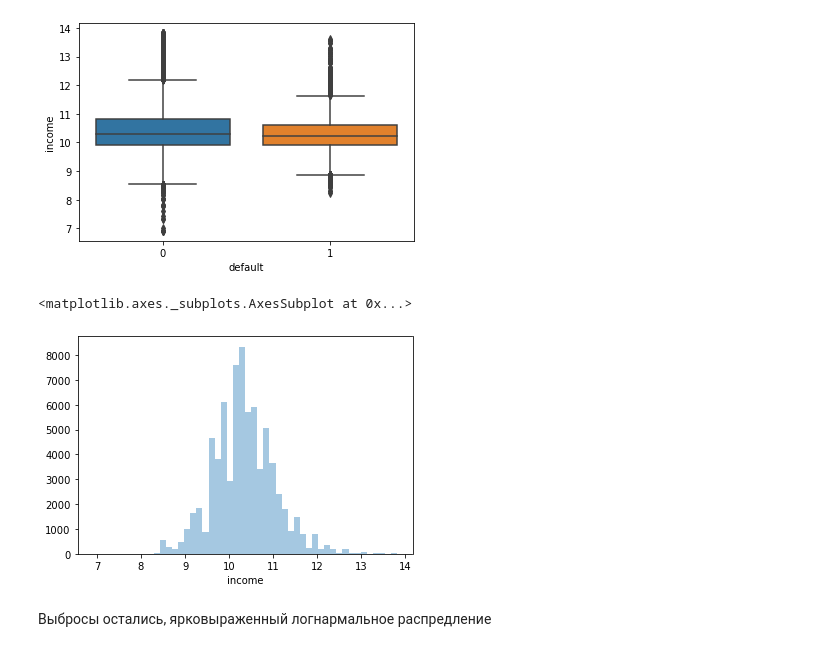
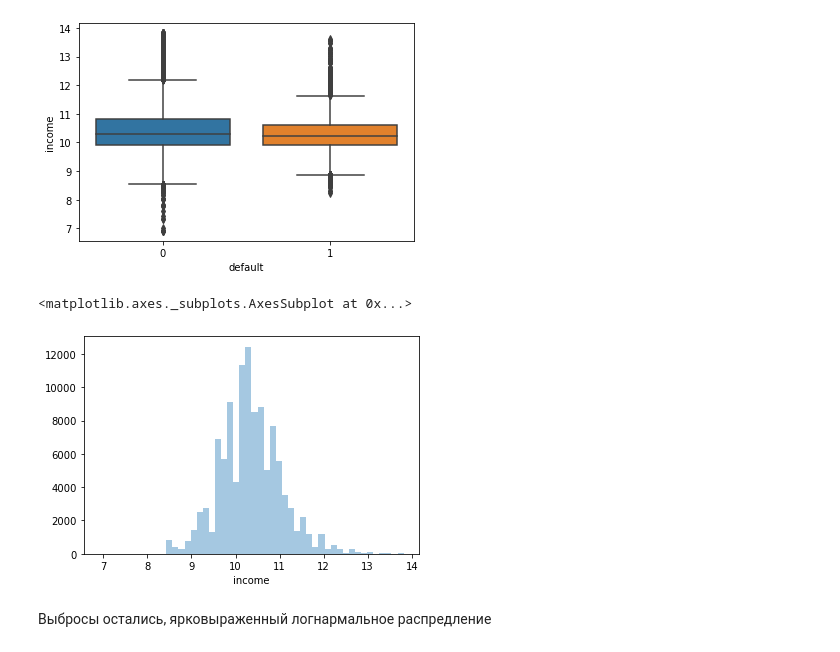
Before and after one commit to KonstMih/skillfactory_rds, a Jupyter notebook: module_4/sf-dst-16-creditscoring-mikhailov.ipynb, the cells around one changed output. Drawn from its saved outputs; the diff is of its cells as text; code cells hidden in the pictures.

```diff
--- a/module_4/sf-dst-16-creditscoring-mikhailov.ipynb
+++ b/module_4/sf-dst-16-creditscoring-mikhailov.ipynb
@@ -77,3 +122,5 @@ test['education'] = test['education'].fillna('SCH')
+# %%
+df['education'] = df['education'].fillna('SCH')
 # %% [markdown]
 # Распределим данные на категории
 # %%
@@ -90,5 +137,4 @@ num_cols = ['age', 'decline_app_cnt', 'income', 'bki_request_cnt', 'score_bki',
 # %%
 label_encoder = LabelEncoder()
 for i in bin_cols:
-    train[i] = label_encoder.fit_transform(train[i])
-    test[i] = label_encoder.fit_transform(test[i])
+    df[i] = label_encoder.fit_transform(df[i])
@@ -105,6 +151,3 @@ train[bin_cols].head()
 ## Категориальные данные
 # %% [markdown]
 Преобразуем строковые значения в столбце education в числовые эквиваленты.
-# %%
-train['education'] = label_encoder.fit_transform(train['education'])
-test['education'] = label_encoder.fit_transform(test['education'])
@@ -113,0 +154,2 @@ X_cat_test = OneHotEncoder(sparse = False).fit_transform(test[cat_cols].values)
+# %%
+df['education'] = label_encoder.fit_transform(df['education'])
@@ -191,10 +235,10 @@ sns.boxplot(x="default", y=np.log1p(train["income"]), data=train)
 <matplotlib.axes._subplots.AxesSubplot at 0x...>
 [figure]
 # %%
-sns.distplot(np.log1p(train["income"]), kde = False, rug=False)
+sns.distplot(np.log1p(df["income"]), kde = False, rug=False)
 # %% [output]
 <matplotlib.axes._subplots.AxesSubplot at 0x...>
-[figure, old version]
+[figure, new version]
 # %% [markdown]
 Выбросы остались, ярковыраженный логнармальное распредление
 # %% [markdown]
```
Also changed, not shown: parts of 56 cells of this notebook.
